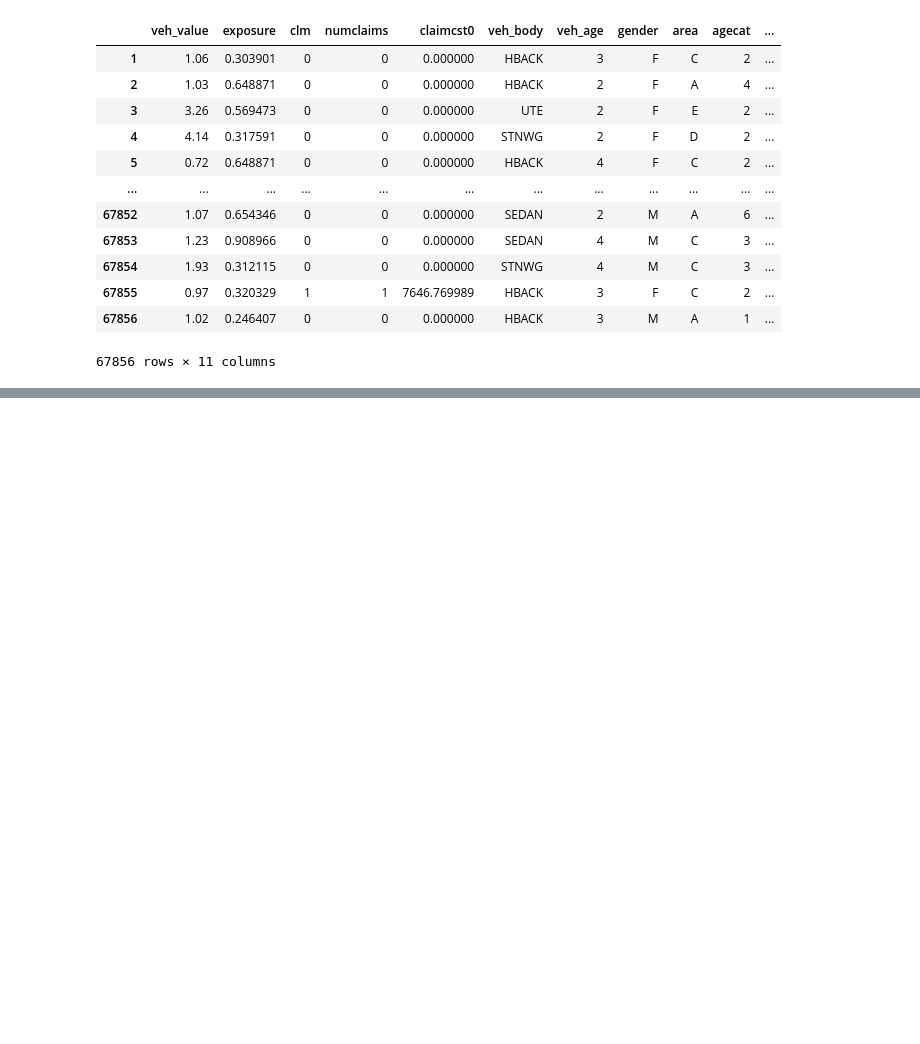
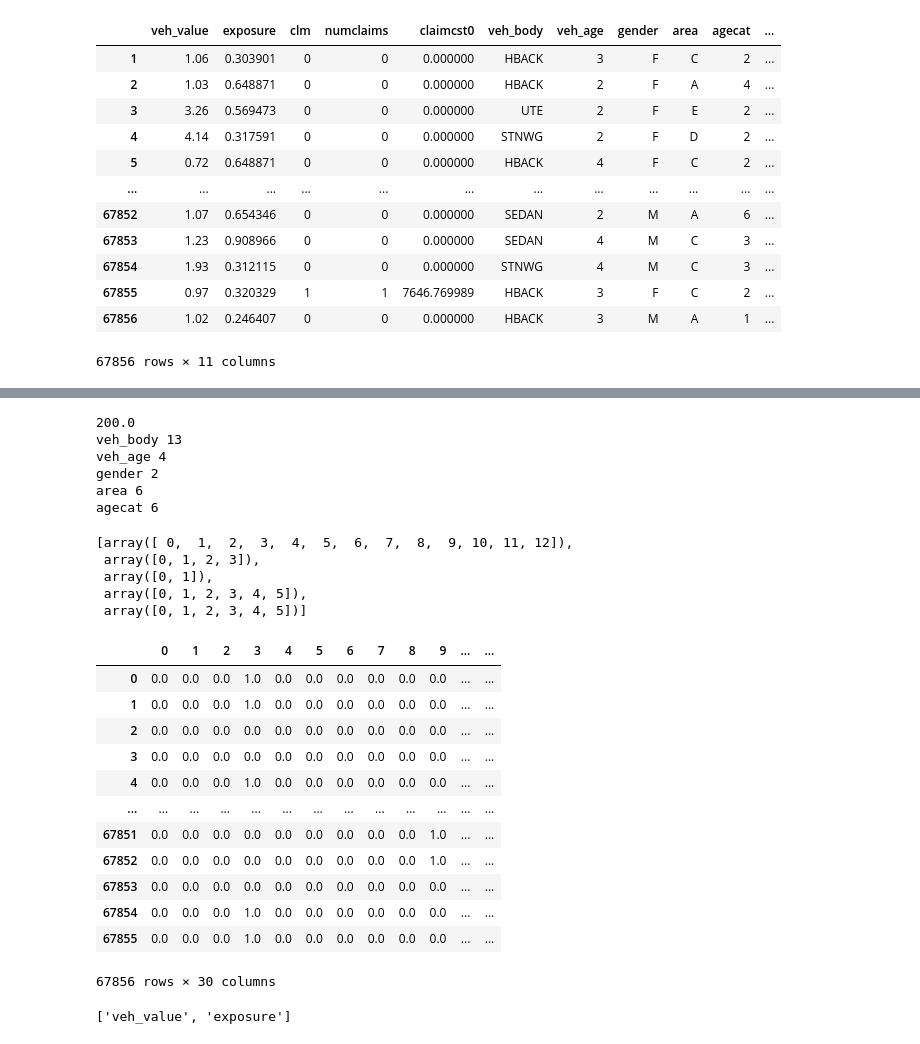
Before and after one commit to szendiagoston/TabNet, a Jupyter notebook: TabNet.ipynb, the cells around one changed output, grey strips where cells are left out. Drawn from its saved outputs; the diff is of its cells as text; code cells hidden in the pictures; blank space fills up the shorter version.

```diff
--- a/TabNet.ipynb
+++ b/TabNet.ipynb
@@ -615,0 +625,3 @@ converted["dataCar"]
+# %%
+dataCar = dataCar.drop(columns=["X_OBSTAT_", "clm", "claimcst0"]) #Az X_OBSTAT_ változó nem kell, a többi pedig nem ismert a szerződés megkötésekor.
+dataCar
@@ -615,0 +642,2 @@ converted["dataCar"]
+# %%
+features, target = dataCar.drop('numclaims', axis = 1), dataCar['numclaims']
@@ -615,0 +666,28 @@ converted["dataCar"]
+# %%
+# Külön gyűjtjük a kategorikus változókat.
+
+nunique = features.nunique()
+types = features.dtypes
+
+cat_limit = np.mean([nunique[col] for col in features.columns])
+print(cat_limit)
+
+categorical_columns = []
+categorical_dims =  {}
+for col in features.columns:
+    if types[col] == 'object' or nunique[col] < cat_limit:
+        print(col, features[col].nunique())
+        l_enc = LabelEncoder()
+        #features[col] = features[col].fillna("VV_likely")
+        features[col] = l_enc.fit_transform(features[col].values)
+        categorical_columns.append(col)
+        categorical_dims[col] = len(l_enc.classes_)
+    #else:
+        #train.fillna(train.loc[train_indices, col].mean(), inplace=True)
+# %% [output]
+200.0
+veh_body 13
+veh_age 4
+gender 2
+area 6
+agecat 6
@@ -615,0 +697,33 @@ converted["dataCar"]
+# %%
+one_hot_encoder = preprocessing.OneHotEncoder(
+    #categories = 'auto', # Az adatból határozza meg, hogy milyen kategóriák vannak.
+    drop = 'if_binary', # Kétértékű változókat binárisan kódoljon el, 2 < n értékű változókat n hosszó vektorként.
+    sparse = False # numpy arrayt adjon vissza.
+    #feature_name_combiner = "concat" #Így látnám, milyen kategóriák lettek, de nem működik.
+)
+
+encoded_features = one_hot_encoder.fit_transform(features[categorical_columns]) # Transzformáljuk az adathalmazt.
+# %%
+one_hot_encoder.categories_ #Jól működik.
+# %% [output]
+[array([ 0,  1,  2,  3,  4,  5,  6,  7,  8,  9, 10, 11, 12]),
+ array([0, 1, 2, 3]),
+ array([0, 1]),
+ array([0, 1, 2, 3, 4, 5]),
+ array([0, 1, 2, 3, 4, 5])]
+# %%
+pd.DataFrame(encoded_features) #Azért nem 13 + 4 + 2 + 6 + 6 = 31, mert volt egy bináris változó, amit 1 oszlopként kódolt.
+# %% [output]
+|  | 0 | 1 | 2 | 3 | 4 | 5 | 6 | 7 | 8 | 9 | ... | ... |
+| 0 | 0.0 | 0.0 | 0.0 | 1.0 | 0.0 | 0.0 | 0.0 | 0.0 | 0.0 | 0.0 | ... | ... |
+| 1 | 0.0 | 0.0 | 0.0 | 1.0 | 0.0 | 0.0 | 0.0 | 0.0 | 0.0 | 0.0 | ... | ... |
+| 2 | 0.0 | 0.0 | 0.0 | 0.0 | 0.0 | 0.0 | 0.0 | 0.0 | 0.0 | 0.0 | ... | ... |
+| 3 | 0.0 | 0.0 | 0.0 | 0.0 | 0.0 | 0.0 | 0.0 | 0.0 | 0.0 | 0.0 | ... | ... |
+| 4 | 0.0 | 0.0 | 0.0 | 1.0 | 0.0 | 0.0 | 0.0 | 0.0 | 0.0 | 0.0 | ... | ... |
+| ... | ... | ... | ... | ... | ... | ... | ... | ... | ... | ... | ... | ... |
+| 67851 | 0.0 | 0.0 | 0.0 | 0.0 | 0.0 | 0.0 | 0.0 | 0.0 | 0.0 | 1.0 | ... | ... |
+| 67852 | 0.0 | 0.0 | 0.0 | 0.0 | 0.0 | 0.0 | 0.0 | 0.0 | 0.0 | 1.0 | ... | ... |
+| 67853 | 0.0 | 0.0 | 0.0 | 0.0 | 0.0 | 0.0 | 0.0 | 0.0 | 0.0 | 0.0 | ... | ... |
+| 67854 | 0.0 | 0.0 | 0.0 | 1.0 | 0.0 | 0.0 | 0.0 | 0.0 | 0.0 | 0.0 | ... | ... |
+| 67855 | 0.0 | 0.0 | 0.0 | 1.0 | 0.0 | 0.0 | 0.0 | 0.0 | 0.0 | 0.0 | ... | ... |
+67856 rows × 30 columns
@@ -615,0 +732,4 @@ converted["dataCar"]
+# %%
+numerical_columns
+# %% [output]
+['veh_value', 'exposure']
```
Also changed, not shown: parts of 10 cells of this notebook.
